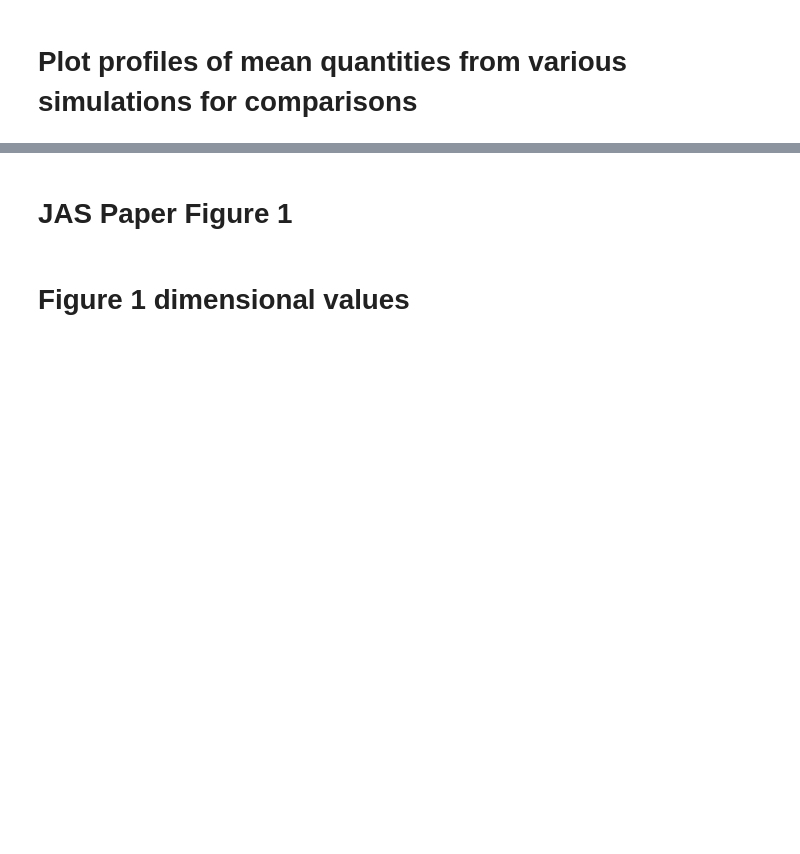
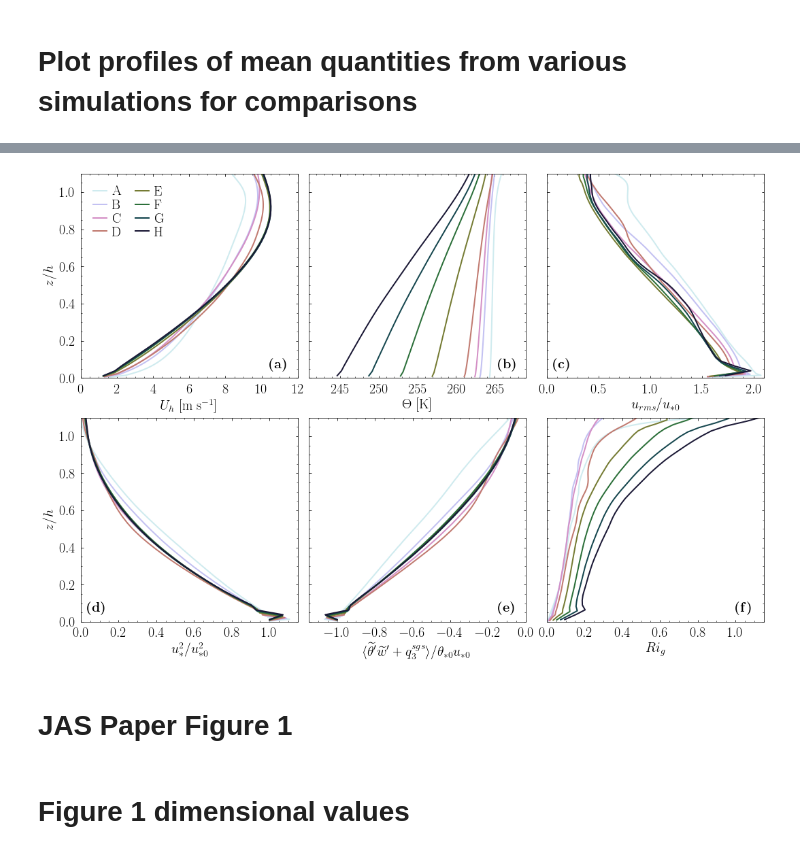
Before and after one commit to bgreene777/SBL_LES, a Jupyter notebook: ipynb/plot_mean.ipynb, the cells around one changed output, grey strips where cells are left out. Saved outputs shown, nothing was run; the diff lists cells and outputs as text; code cells hidden in the pictures; blank space fills up the shorter version.

Commit message:
did a lot of messing around with plots and am converging on figures for papers; this is just a checkpoint

```diff
--- a/ipynb/plot_mean.ipynb
+++ b/ipynb/plot_mean.ipynb
@@ -26,34 +22,31 @@ colors = seaborn.color_palette("crest")
 # directories
 # figure save
 figdir = "/home/bgreene/SBL_LES/figures/quadrant/"
-fdir_save = "/home/bgreene/SBL_LES/figures/mean_profiles/"
+fdir_save = "/home/bgreene/SBL_LES/figures/LSM/v2/"
 # list of simulations to loop over
 sims = ["cr0.10_u08", "cr0.25_u08", "cr0.33_u08", "cr0.50_u08",
         "cr1.00_u08", "cr1.50_u08", "cr2.00_u08", "cr2.50_u08"]
 # sims = ["cr0.25_u08", "cr0.50_u08", "cr1.00_u08",
 #         "cr1.50_u08", "cr2.00_u08", "cr2.50_u08"]
-# dictionary of conversions from old label convention (A-F)
-labels = {"cr0.25_u08_192": "A",
-          "cr0.50_u08_192": "B",
-          "cr1.00_u08_192": "C",
-          "cr1.50_u08_192": "D",
-          "cr2.00_u08_192": "E",
-          "cr2.50_u08_192": "F"}
 # empty list to construct paths and store
 dnc_all = []
 sall = []
+Eall = []
 # loop over sims and load stats data
 for sim in sims:
     dnc = f"/home/bgreene/simulations/{sim}_192/output/netcdf/"
     dnc_all.append(dnc)
     # load stats file
     s = load_stats(dnc+"average_statistics.nc", display=True)
-#     s.attrs["label2"] = labels[s.stability]
     sall.append(s)
+    # load TKE budget file
+    Eall.append(xr.load_dataset(dnc+"TKE_budget.nc"))
 
 # define colormap based on number of simulations
 nsim = len(sims)
 cmap = seaborn.color_palette("cubehelix_r", nsim)
+# cmap = seaborn.cubehelix_palette(n_colors=nsim, start=.5, rot=-.3, light=0.8, dark=0.1)
+colors = seaborn.color_palette("crest", nsim)
 # %% [output]
 Reading file: /home/bgreene/simulations/cr0.10_u08_192/output/netcdf/average_statistics.nc
 ---cr0.10_u08_192---
@@ -75,3 +70,82 @@ nTL:  7.4
+# %%
+# Figure 1: 9-panel everything
+# (a) <u>; (b) <v>; (c) <\Theta>;
+# (d) ustar^2; (e) <\theta'w'>; (f) Ri_g
+fig1, ax1 = plt.subplots(nrows=2, ncols=3, sharey=True,
+                         figsize=(14.8, 10), constrained_layout=True)
+for i, s in enumerate(sall):
+    # now plot
+    # row 1
+    # (a) <u>
+    ax1[0,0].plot(s.uh, s.z/s.h, ls="-", c=cmap[i], lw=2, label=s.lab)
+    # (b) <\theta>
+    ax1[0,1].plot(s.theta_mean, s.z/s.h, ls="-", c=cmap[i], lw=2, label=s.lab)
+    # (c) rms velocity
+    ax1[0,2].plot(np.sqrt(s.e)/s.ustar0, s.z/s.h, ls="-", c=cmap[i], lw=2, label=s.lab)
+    # row 2
+    # (d) ustar^2
+    ax1[1,0].plot(s.ustar2/s.ustar0/s.ustar0, s.z/s.h, ls="-", c=cmap[i], lw=2)
+    # (e) <\theta'w'>
+    ax1[1,1].plot(s.tw_cov_tot/s.ustar0/s.tstar0, s.z/s.h, ls="-", c=cmap[i], lw=2)
+    # (f) Rig
+    ax1[1,2].plot(s.Rig, s.z/s.h, ls="-", c=cmap[i], lw=2)
+# clean up
+# (a)
+ax1[0,0].set_xlabel("$U_h$ [m s$^{-1}$]")
+ax1[0,0].set_ylabel("$z/h$")
+ax1[0,0].set_xlim([0, 12.])
+ax1[0,0].xaxis.set_major_locator(MultipleLocator(2))
+ax1[0,0].xaxis.set_minor_locator(MultipleLocator(0.5))
+ax1[0,0].set_ylim([0, 1.1])
+ax1[0,0].yaxis.set_major_locator(MultipleLocator(0.2))
+ax1[0,0].yaxis.set_minor_locator(MultipleLocator(0.05))
+ax1[0,0].text(0.87,0.05,r'\textbf{(a)}',fontsize=20,bbox=props,
+              transform=ax1[0,0].transAxes)
+ax1[0,0].legend(frameon=False, labelspacing=0.10, ncol=2, columnspacing=1,
+                handletextpad=0.4, handlelength=1, loc="upper left")
+# (b)
+ax1[0,1].set_xlabel("$\\Theta$ [K]")
+ax1[0,1].set_xlim([241, 269.])
+ax1[0,1].xaxis.set_major_locator(MultipleLocator(5))
+ax1[0,1].xaxis.set_minor_locator(MultipleLocator(1))
+ax1[0,1].text(0.87,0.05,r'\textbf{(b)}',fontsize=20,bbox=props,
+              transform=ax1[0,1].transAxes)
+# (c)
+ax1[0,2].set_xlabel("$u_{rms} / u_{*0}$")
+ax1[0,2].set_xlim([0, 2.1])
+ax1[0,2].xaxis.set_major_locator(MultipleLocator(0.5))
+ax1[0,2].xaxis.set_minor_locator(MultipleLocator(0.1))
+ax1[0,2].text(0.03,0.05,r'\textbf{(c)}',fontsize=20,bbox=props,
+              transform=ax1[0,2].transAxes)
+# (d)
+ax1[1,0].set_xlabel("$u_*^2 / u_{*0}^2$")
+ax1[1,0].set_ylabel("$z/h$")
+ax1[1,0].set_xlim([0, 1.15])
+ax1[1,0].xaxis.set_major_locator(MultipleLocator(0.2))
+ax1[1,0].xaxis.set_minor_locator(MultipleLocator(0.05))
+ax1[1,0].text(0.03,0.05,r'\textbf{(d)}',fontsize=20,bbox=props,
+              transform=ax1[1,0].transAxes)
+# (e)
+ax1[1,1].set_xlabel("$\\langle \\widetilde{\\theta}'\\widetilde{w}' + q_3^{sgs} \\rangle / \\theta_{*0} u_{*0}$")
+ax1[1,1].set_xlim([-1.15, 0])
+ax1[1,1].xaxis.set_major_locator(MultipleLocator(0.2))
+ax1[1,1].xaxis.set_minor_locator(MultipleLocator(0.05))
+ax1[1,1].text(0.87,0.05,r'\textbf{(e)}',fontsize=20,bbox=props,
+              transform=ax1[1,1].transAxes)
+# (f)
+ax1[1,2].set_xlabel("$Ri_g$")
+ax1[1,2].set_xlim([0, 1.15])
+ax1[1,2].xaxis.set_major_locator(MultipleLocator(0.2))
+ax1[1,2].xaxis.set_minor_locator(MultipleLocator(0.05))
+ax1[1,2].text(0.87,0.05,r'\textbf{(f)}',fontsize=20,bbox=props,
+              transform=ax1[1,2].transAxes)
+# tick lines inside plot
+for iax in ax1.flatten():
+    iax.tick_params(which="both", direction="in", top=True, right=True, pad=8)
+# save
+fig1.savefig(f"{fdir_save}mean_prof_2x3.eps", format="eps")
+# %% [output]
+[figure, added]
 # %% [markdown]
 # JAS Paper Figure 1
 # %%
```
Also changed, not shown: parts of 9 cells of this notebook, 2 other files.
